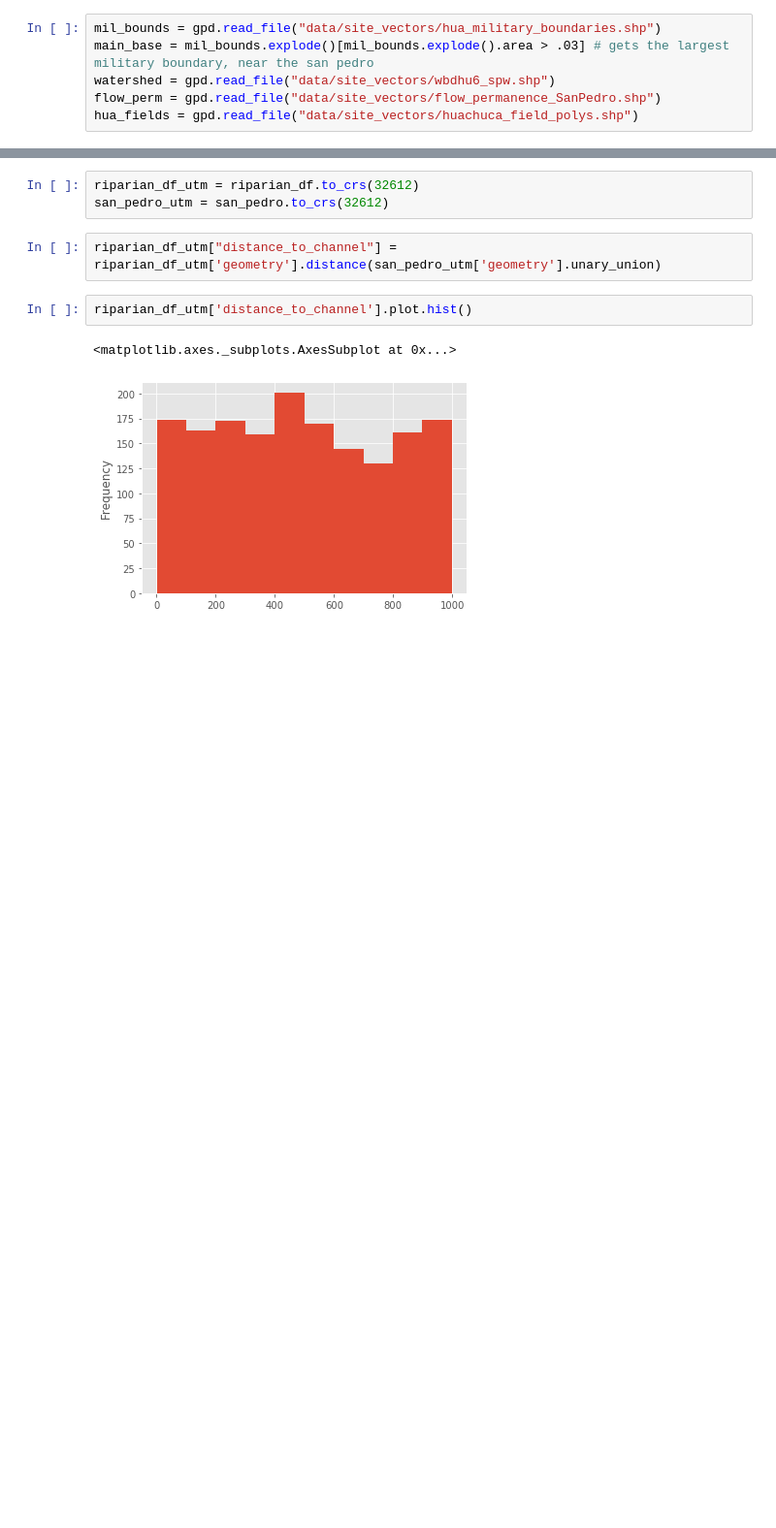
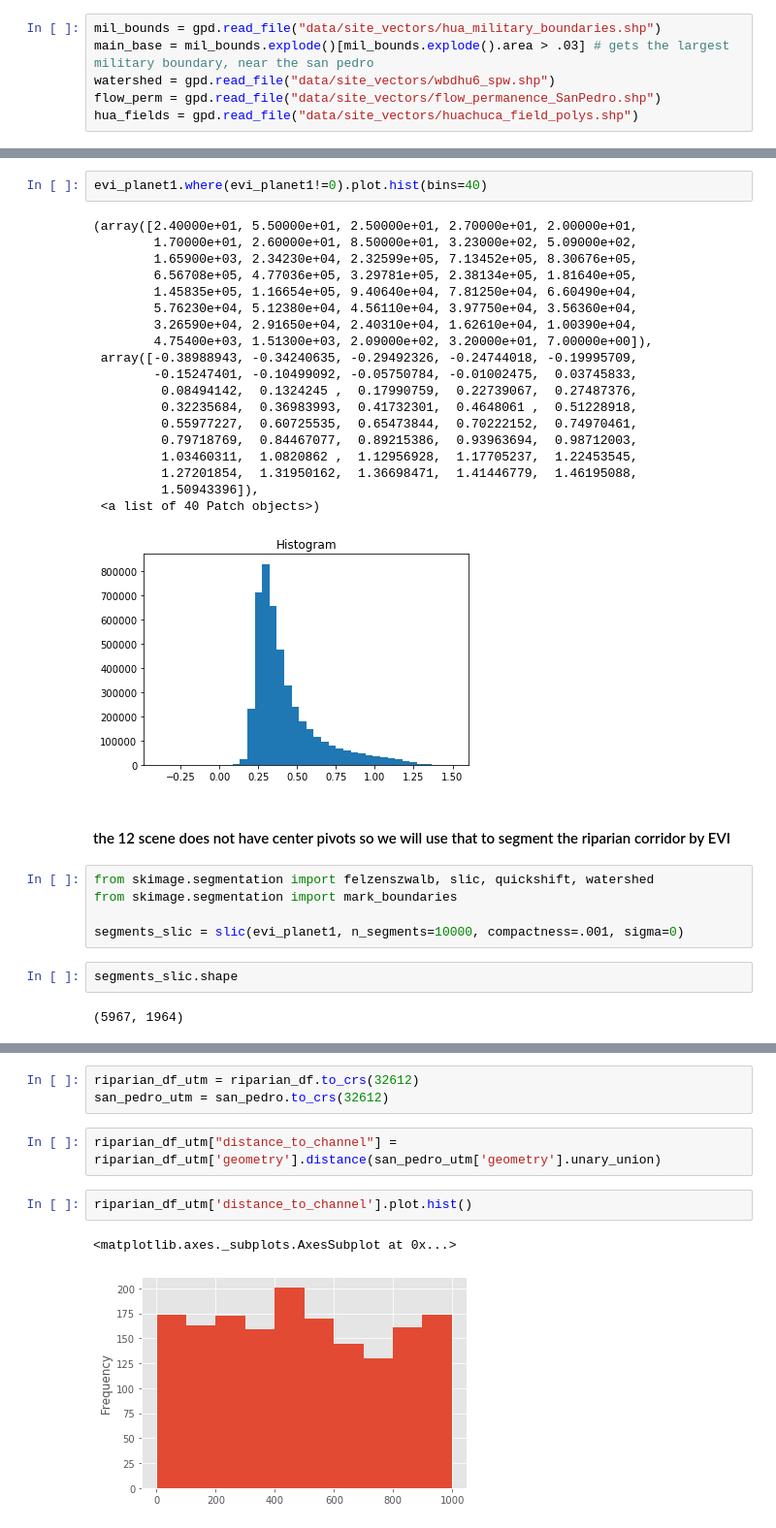
Before and after one commit to rbavery/sprnca_gedi, a Jupyter notebook: gedi_explore.ipynb, the cells around one changed output, grey strips where cells are left out. Shown at 97% size. Cells and saved outputs as stored; diff of their text form; blank space fills up the shorter version.

```diff
--- a/gedi_explore.ipynb
+++ b/gedi_explore.ipynb
@@ -137,0 +144,33 @@ plt.savefig("figs/SPRNCA_and_GEDI.png")
+# %%
+evi_planet1.where(evi_planet1!=0).plot.hist(bins=40)
+# %% [output]
+(array([2.40000e+01, 5.50000e+01, 2.50000e+01, 2.70000e+01, 2.00000e+01,
+        1.70000e+01, 2.60000e+01, 8.50000e+01, 3.23000e+02, 5.09000e+02,
+        1.65900e+03, 2.34230e+04, 2.32599e+05, 7.13452e+05, 8.30676e+05,
+        6.56708e+05, 4.77036e+05, 3.29781e+05, 2.38134e+05, 1.81640e+05,
+        1.45835e+05, 1.16654e+05, 9.40640e+04, 7.81250e+04, 6.60490e+04,
+        5.76230e+04, 5.12380e+04, 4.56110e+04, 3.97750e+04, 3.56360e+04,
+        3.26590e+04, 2.91650e+04, 2.40310e+04, 1.62610e+04, 1.00390e+04,
+        4.75400e+03, 1.51300e+03, 2.09000e+02, 3.20000e+01, 7.00000e+00]),
+ array([-0.38988943, -0.34240635, -0.29492326, -0.24744018, -0.19995709,
+        -0.15247401, -0.10499092, -0.05750784, -0.01002475,  0.03745833,
+         0.08494142,  0.1324245 ,  0.17990759,  0.22739067,  0.27487376,
+         0.32235684,  0.36983993,  0.41732301,  0.4648061 ,  0.51228918,
+         0.55977227,  0.60725535,  0.65473844,  0.70222152,  0.74970461,
+         0.79718769,  0.84467077,  0.89215386,  0.93963694,  0.98712003,
+         1.03460311,  1.0820862 ,  1.12956928,  1.17705237,  1.22453545,
+         1.27201854,  1.31950162,  1.36698471,  1.41446779,  1.46195088,
+         1.50943396]),
+ <a list of 40 Patch objects>)
+[figure, added]
+# %% [markdown]
+#### the 12 scene does not have center pivots so we will use that to segment the riparian corridor by EVI
+# %%
+from skimage.segmentation import felzenszwalb, slic, quickshift, watershed
+from skimage.segmentation import mark_boundaries
+
+segments_slic = slic(evi_planet1, n_segments=10000, compactness=.001, sigma=0)
+# %%
+segments_slic.shape
+# %% [output]
+(5967, 1964)
```
Also changed, not shown: parts of 9 cells of this notebook, 1 other file.
